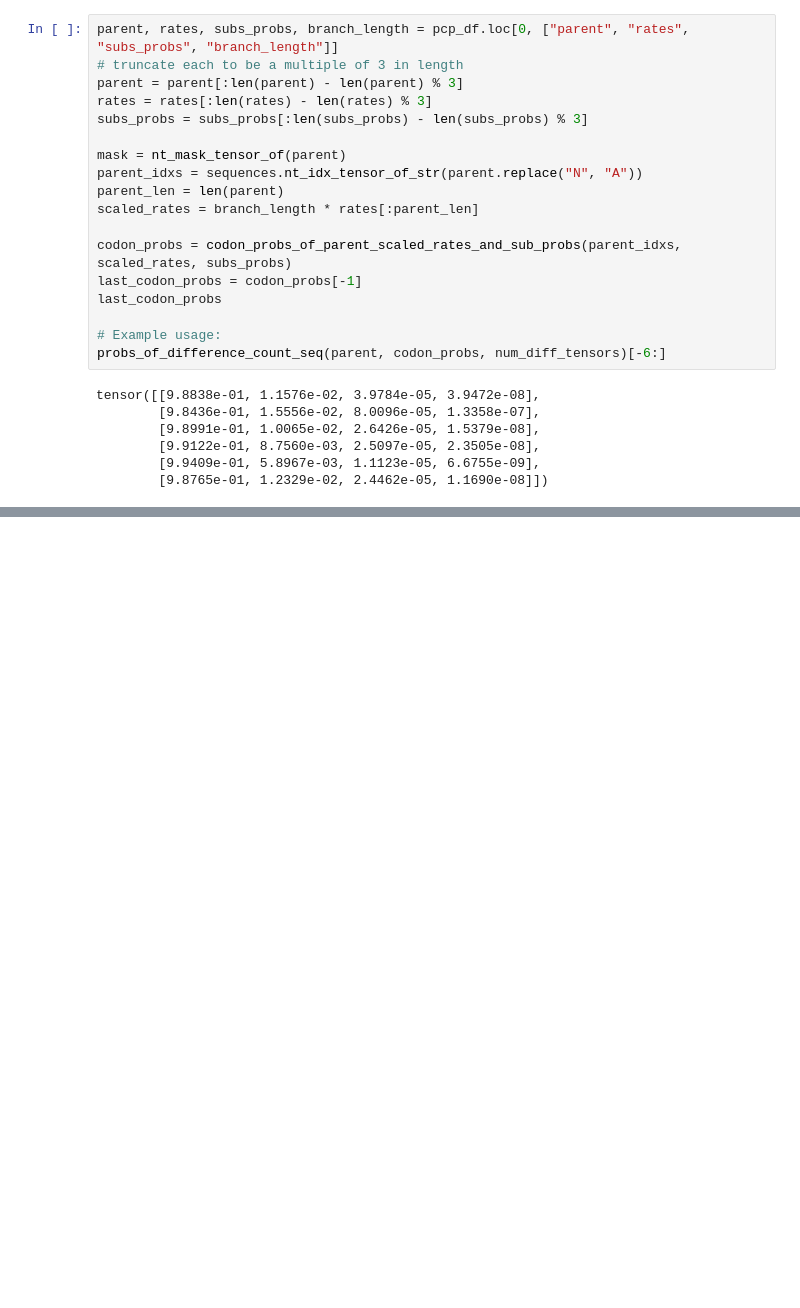
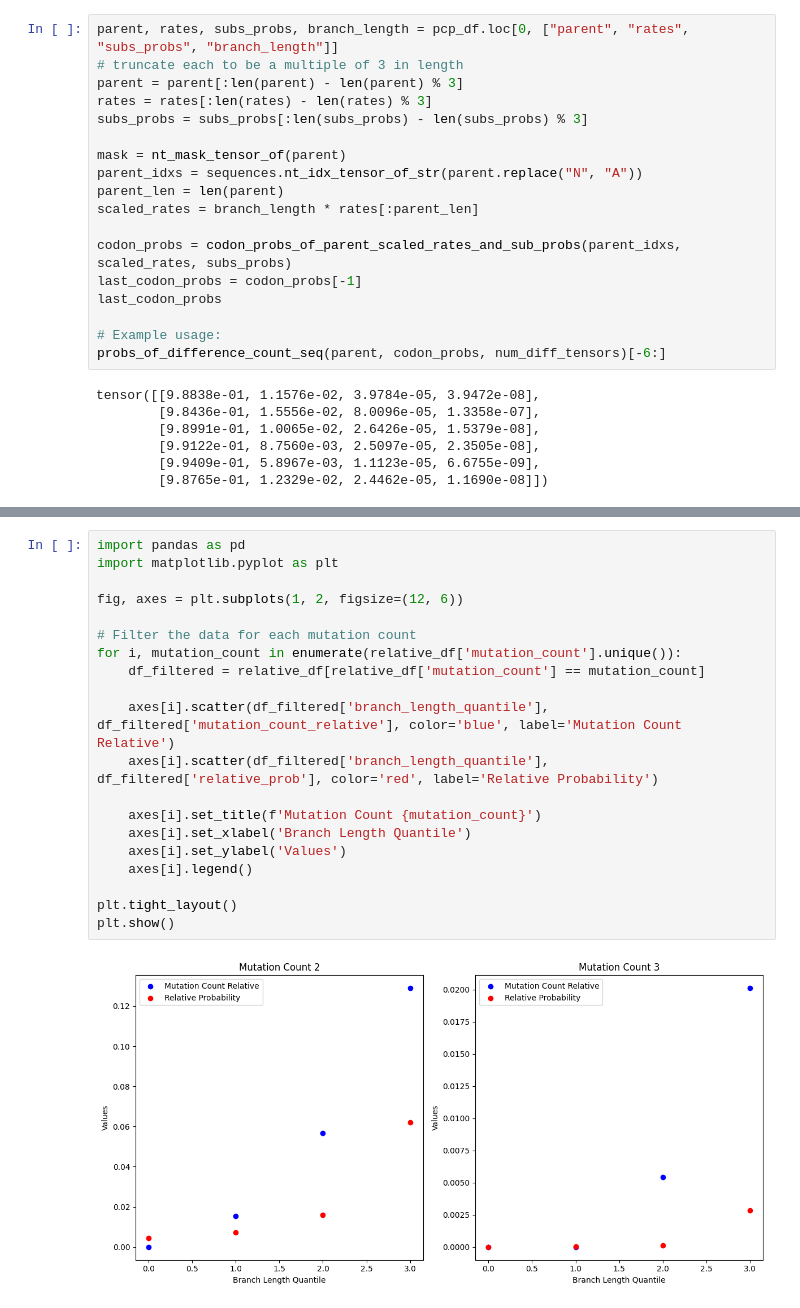
Before and after one commit to matsengrp/thrifty-experiments-1, a Jupyter notebook: human/neutral_codon.ipynb, the cells around one changed output, grey strips where cells are left out. Cells and saved outputs as stored; diff of their text form; blank space fills up the shorter version.

Commit message:
thinking about relative prob of mut'n

```diff
--- a/human/neutral_codon.ipynb
+++ b/human/neutral_codon.ipynb
@@ -264,0 +378,22 @@ tensor([9.7247e-01, 2.6584e-02, 9.1313e-04, 2.8865e-05])
+# %%
+import pandas as pd
+import matplotlib.pyplot as plt
+
+fig, axes = plt.subplots(1, 2, figsize=(12, 6))
+
+# Filter the data for each mutation count
+for i, mutation_count in enumerate(relative_df['mutation_count'].unique()):
+    df_filtered = relative_df[relative_df['mutation_count'] == mutation_count]
+
+    axes[i].scatter(df_filtered['branch_length_quantile'], df_filtered['mutation_count_relative'], color='blue', label='Mutation Count Relative')
+    axes[i].scatter(df_filtered['branch_length_quantile'], df_filtered['relative_prob'], color='red', label='Relative Probability')
+
+    axes[i].set_title(f'Mutation Count {mutation_count}')
+    axes[i].set_xlabel('Branch Length Quantile')
+    axes[i].set_ylabel('Values')
+    axes[i].legend()
+
+plt.tight_layout()
+plt.show()
+# %% [output]
+[figure, added]
```
Also changed, not shown: parts of 13 cells of this notebook.
